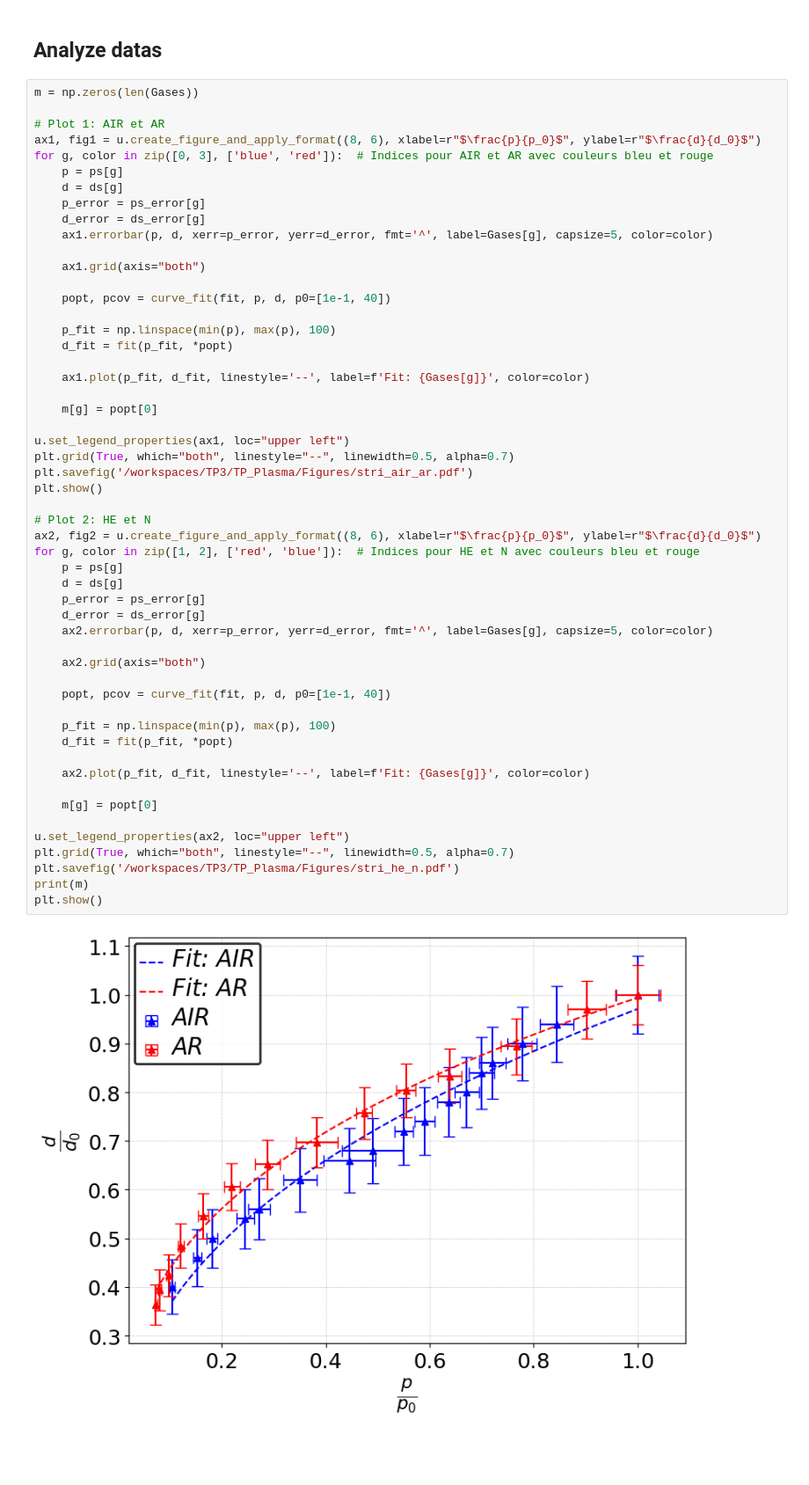
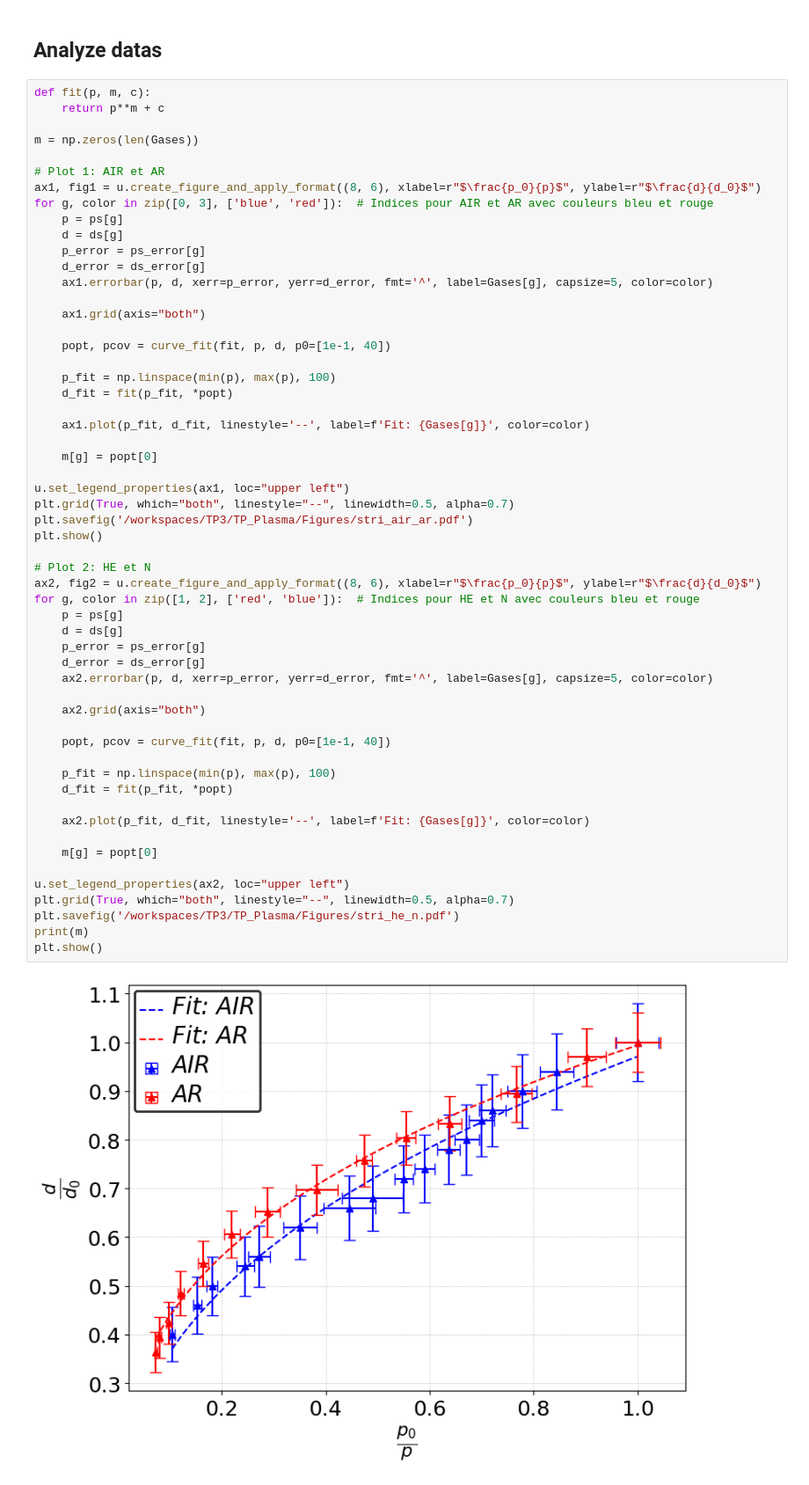
Before and after one commit to ferocitoo/TP3, a Jupyter notebook: TP_Plasma/Striations.ipynb, the cells around one changed output. Shown: that part at 88% size. Cells and saved outputs as stored; diff of their text form; blank space fills up the shorter version.

```diff
--- a/TP_Plasma/Striations.ipynb
+++ b/TP_Plasma/Striations.ipynb
@@ -72,10 +79,13 @@ print(ds[0])
 # %% [markdown]
 ## Analyze datas
 # %%
+def fit(p, m, c):
+    return p**m + c
+
 m = np.zeros(len(Gases))
 
 # Plot 1: AIR et AR
-ax1, fig1 = u.create_figure_and_apply_format((8, 6), xlabel=r"$\frac{p}{p_0}$", ylabel=r"$\frac{d}{d_0}$")
+ax1, fig1 = u.create_figure_and_apply_format((8, 6), xlabel=r"$\frac{p_0}{p}$", ylabel=r"$\frac{d}{d_0}$")
 for g, color in zip([0, 3], ['blue', 'red']):  # Indices pour AIR et AR avec couleurs bleu et rouge
     p = ps[g]
     d = ds[g]
@@ -97,33 +107,33 @@ for g, color in zip([0, 3], ['blue', 'red']):  # Indices pour AIR et AR avec cou
 u.set_legend_properties(ax1, loc="upper left")
 plt.grid(True, which="both", linestyle="--", linewidth=0.5, alpha=0.7)
 plt.savefig('/workspaces/TP3/TP_Plasma/Figures/stri_air_ar.pdf')
 plt.show()
 
 # Plot 2: HE et N
-ax2, fig2 = u.create_figure_and_apply_format((8, 6), xlabel=r"$\frac{p}{p_0}$", ylabel=r"$\frac{d}{d_0}$")
+ax2, fig2 = u.create_figure_and_apply_format((8, 6), xlabel=r"$\frac{p_0}{p}$", ylabel=r"$\frac{d}{d_0}$")
 for g, color in zip([1, 2], ['red', 'blue']):  # Indices pour HE et N avec couleurs bleu et rouge
     p = ps[g]
     d = ds[g]
     p_error = ps_error[g]
     d_error = ds_error[g]
     ax2.errorbar(p, d, xerr=p_error, yerr=d_error, fmt='^', label=Gases[g], capsize=5, color=color)
 
     ax2.grid(axis="both")
 
     popt, pcov = curve_fit(fit, p, d, p0=[1e-1, 40])
 
     p_fit = np.linspace(min(p), max(p), 100)
     d_fit = fit(p_fit, *popt)
 
     ax2.plot(p_fit, d_fit, linestyle='--', label=f'Fit: {Gases[g]}', color=color)
 
     m[g] = popt[0]
 
 u.set_legend_properties(ax2, loc="upper left")
 plt.grid(True, which="both", linestyle="--", linewidth=0.5, alpha=0.7)
 plt.savefig('/workspaces/TP3/TP_Plasma/Figures/stri_he_n.pdf')
 print(m)
 plt.show()
 # %% [output]
-[figure, old version]
+[figure, new version]
 [0.40601948 0.25801158 0.39662885 0.35249589]
```
Also changed, not shown: parts of 2 cells of this notebook.
